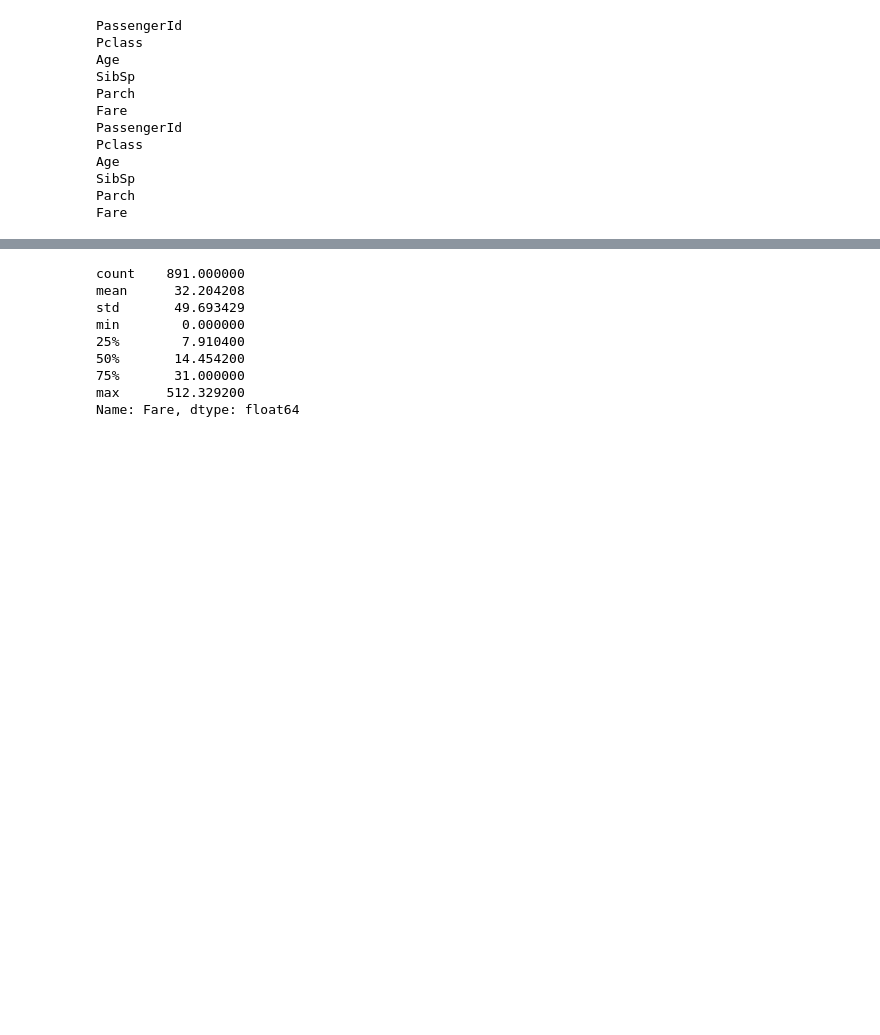
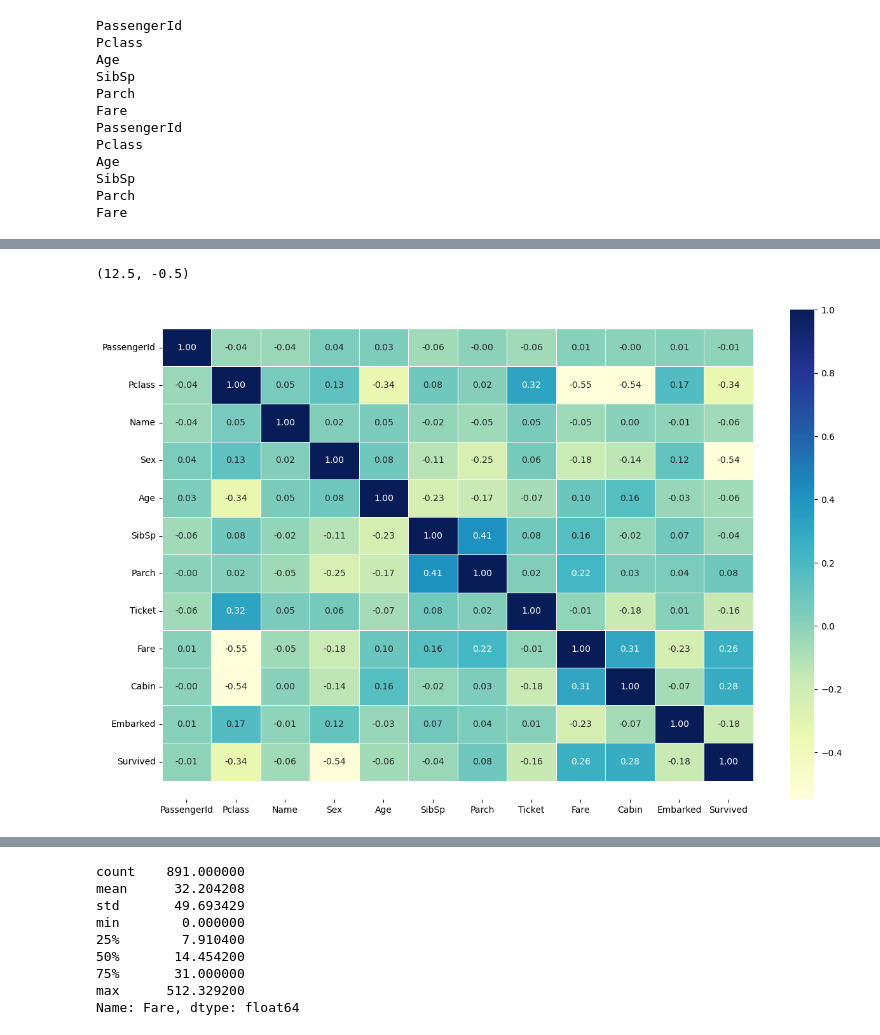
Before and after one commit to ismailAlAbdali/TitannicKagglePred, a Jupyter notebook: Titanic.ipynb, the cells around one changed output, grey strips where cells are left out. Cells and saved outputs as stored; diff of their text form; code cells hidden in the pictures; blank space fills up the shorter version.

```diff
--- a/Titanic.ipynb
+++ b/Titanic.ipynb
@@ -441,0 +384,5 @@ fixed_train = x_train
+# %%
+df_train = fixed_train.copy()
+for i in df_train.columns:
+    if "is_miss" in i:
+        df_train.pop(i)
@@ -441,0 +411,9 @@ fixed_train = x_train
+# %%
+corr_matrix = df_train.corr()
+fig,ax = plt.subplots(figsize = (15,10))
+ax = sns.heatmap(corr_matrix,annot = True,linewidths=0.5,fmt = ".2f", cmap="YlGnBu");
+bottom, top = ax.get_ylim()
+ax.set_ylim(bottom + 0.5, top - 0.5)
+# %% [output]
+(12.5, -0.5)
+[figure, added]
```
Also changed, not shown: parts of 131 cells of this notebook.
